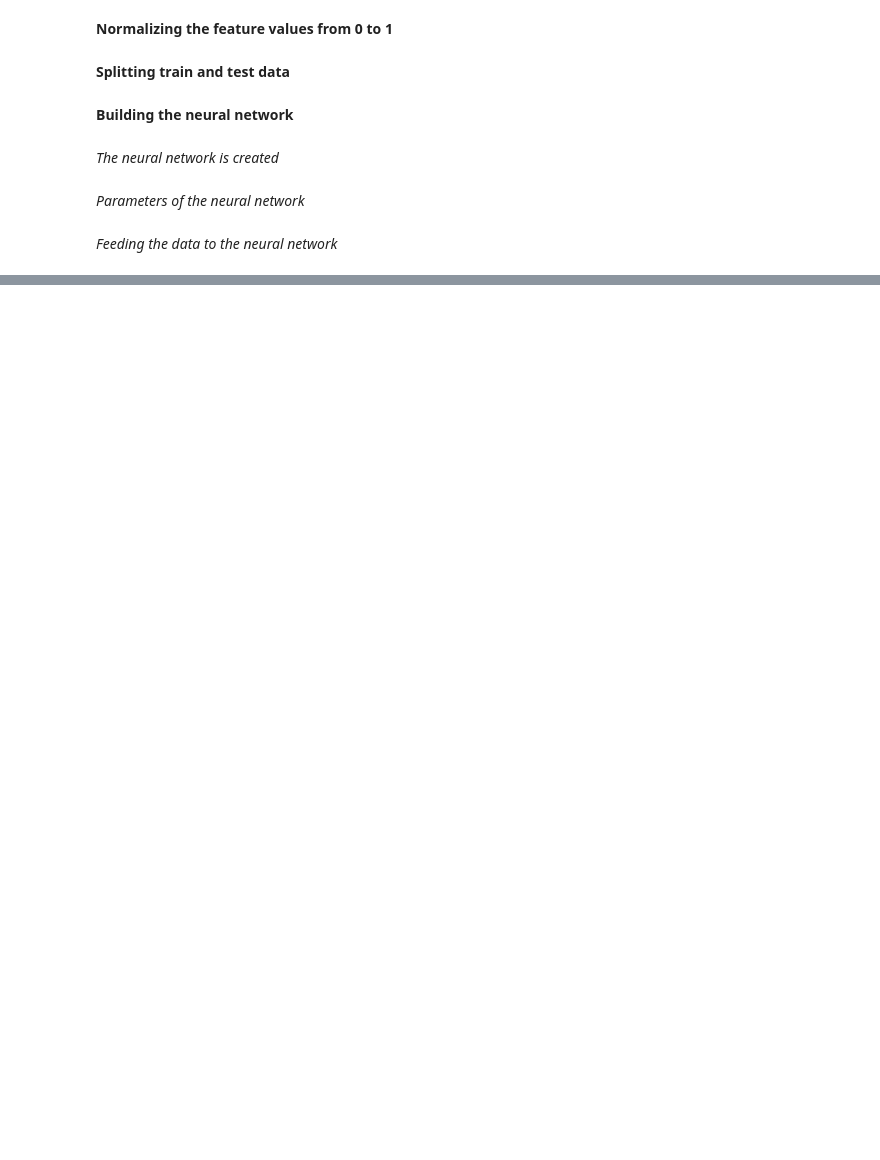
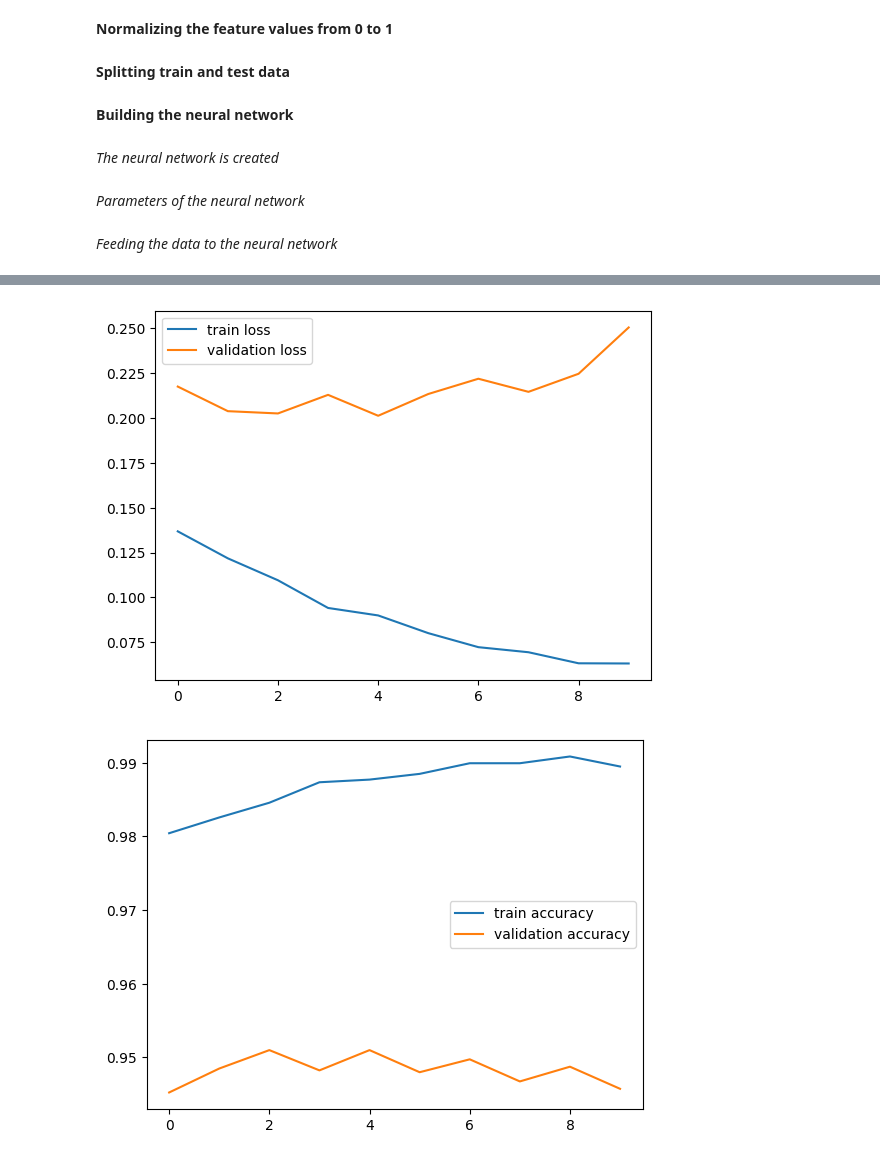
Before and after one commit to IsfarNayen/CIFAR_Object_Recognition_using_ResNet50, a Jupyter notebook: Object_Recognition_in_Images.ipynb, the cells around one changed output, grey strips where cells are left out. Cells and saved outputs as stored; diff of their text form; code cells hidden in the pictures; blank space fills up the shorter version.

Commit message:
Kaggle Notebook | Object_Recognition_in_Images.ipynb | Version 6

```diff
--- a/Object_Recognition_in_Images.ipynb
+++ b/Object_Recognition_in_Images.ipynb
@@ -234,0 +245,2 @@ Epoch 10/10
+# %%
+convolutional_base = ResNet50(weights = 'imagenet', include_top = False, input_shape = (256 , 256 , 3))
@@ -234,0 +297,4 @@ Epoch 10/10
+# %%
+model.compile(optimizer = optimizers.RMSprop(learning_rate = 2e-5) , loss = 'sparse_categorical_crossentropy' , metrics = ['accuracy'])
+# %%
+history = model.fit(X_train , Y_train , validation_split = 0.1 , epochs = 10)
@@ -234,0 +322,17 @@ Epoch 10/10
+# %%
+h = history
+
+#Plotting loss value
+plt.plot(h.history['loss'] , label = 'train loss')
+plt.plot(h.history['val_loss'] , label = 'validation loss')
+plt.legend()
+plt.show()
+
+#Plotting accuracy value
+plt.plot(h.history['accuracy'], label = 'train accuracy')
+plt.plot(h.history['val_accuracy'], label = 'validation accuracy')
+plt.legend()
+plt.show()
+# %% [output]
+[figure, added]
+[figure, added]
```
Also changed, not shown: parts of 7 cells of this notebook.
